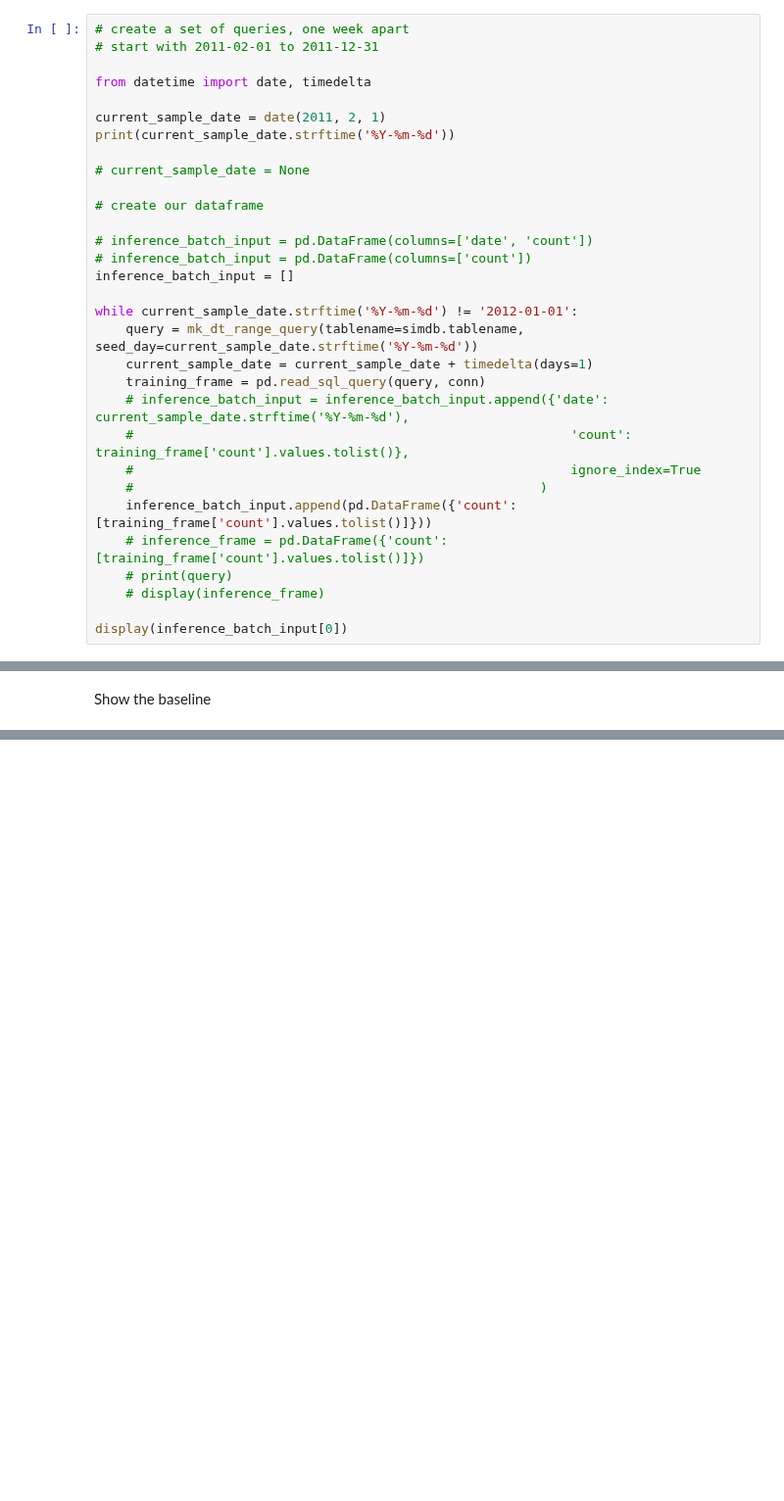
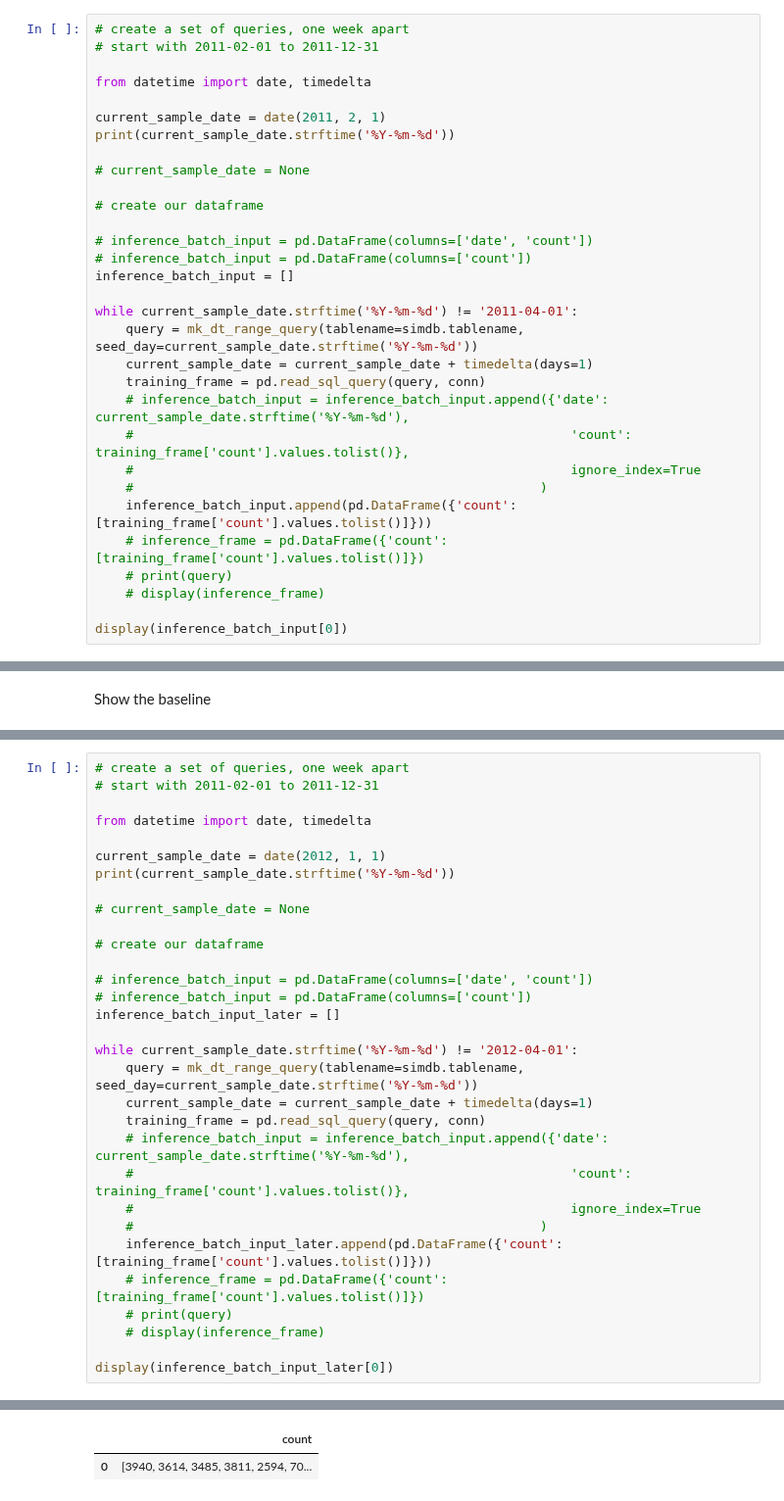
Before and after one commit to WallarooLabs/Workshops, a Jupyter notebook: Forecasting/Retail-CPG/03_forecast-observe-assays.ipynb, the cells around one changed output, grey strips where cells are left out. Shown at 98% size. Saved outputs shown, nothing was run; the diff lists cells and outputs as text; blank space fills up the shorter version.

```diff
--- a/Forecasting/Retail-CPG/03_forecast-observe-assays.ipynb
+++ b/Forecasting/Retail-CPG/03_forecast-observe-assays.ipynb
@@ -242,7 +221,7 @@ print(current_sample_date.strftime('%Y-%m-%d'))
 # inference_batch_input = pd.DataFrame(columns=['count'])
 inference_batch_input = []
 
-while current_sample_date.strftime('%Y-%m-%d') != '2012-01-01':
+while current_sample_date.strftime('%Y-%m-%d') != '2011-04-01':
     query = mk_dt_range_query(tablename=simdb.tablename, seed_day=current_sample_date.strftime('%Y-%m-%d'))
     current_sample_date = current_sample_date + timedelta(days=1)
     training_frame = pd.read_sql_query(query, conn)
@@ -327,0 +297,32 @@ assay_builder.baseline_histogram()
+# %%
+# create a set of queries, one week apart
+# start with 2011-02-01 to 2011-12-31
+
+from datetime import date, timedelta
+
+current_sample_date = date(2012, 1, 1)
+print(current_sample_date.strftime('%Y-%m-%d'))
+
+# current_sample_date = None
+
+# create our dataframe
+
+# inference_batch_input = pd.DataFrame(columns=['date', 'count'])
+# inference_batch_input = pd.DataFrame(columns=['count'])
+inference_batch_input_later = []
+
+while current_sample_date.strftime('%Y-%m-%d') != '2012-04-01':
+    query = mk_dt_range_query(tablename=simdb.tablename, seed_day=current_sample_date.strftime('%Y-%m-%d'))
+    current_sample_date = current_sample_date + timedelta(days=1)
+    training_frame = pd.read_sql_query(query, conn)
+    # inference_batch_input = inference_batch_input.append({'date': current_sample_date.strftime('%Y-%m-%d'),
+    #                                                         'count': training_frame['count'].values.tolist()},
+    #                                                         ignore_index=True
+    #                                                     )
+    inference_batch_input_later.append(pd.DataFrame({'count': [training_frame['count'].values.tolist()]}))
+    # inference_frame = pd.DataFrame({'count': [training_frame['count'].values.tolist()]})
+    # print(query)
+    # display(inference_frame)
+
+display(inference_batch_input_later[0])
+# %% [output]
@@ -327,0 +330,2 @@ assay_builder.baseline_histogram()
+|  | count |
+| 0 | [3940, 3614, 3485, 3811, 2594, 70... |
```
Also changed, not shown: parts of 11 cells of this notebook, 13 other files.
